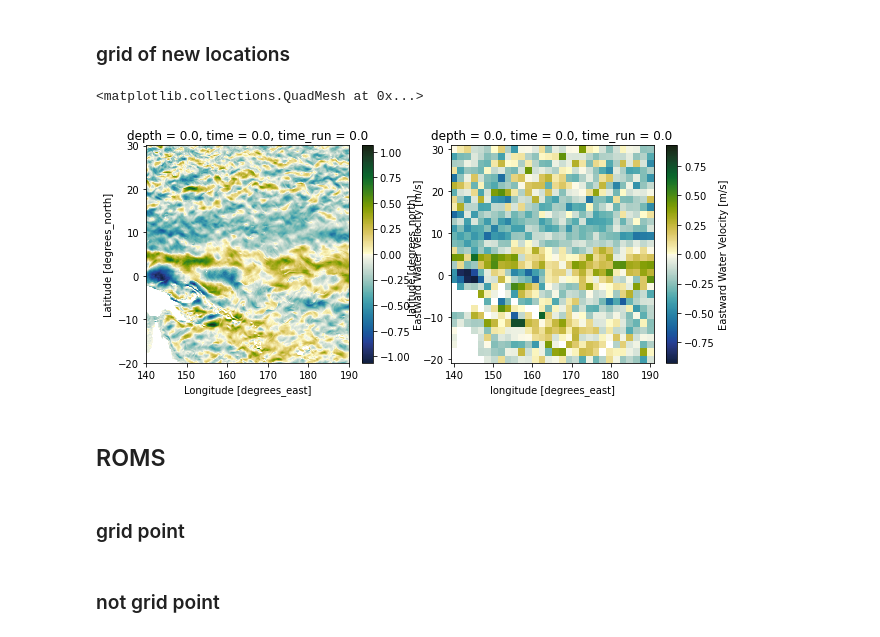
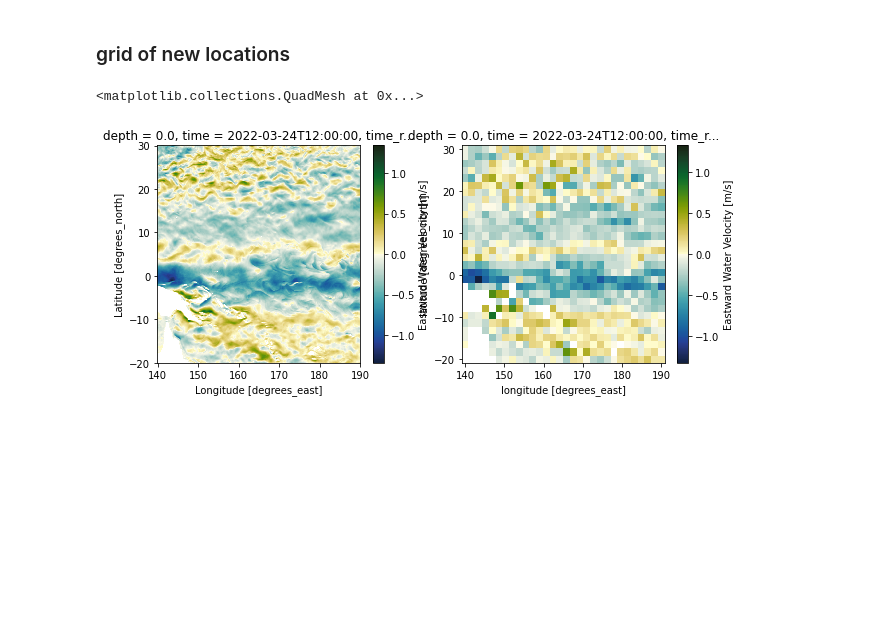
Before and after one commit to axiom-data-science/extract_model, a Jupyter notebook: docs/models.ipynb, the cells around one changed output. Drawn from its saved outputs; the diff is of its cells as text; code cells hidden in the pictures; blank space fills up the shorter version.

```diff
--- a/docs/models.ipynb
+++ b/docs/models.ipynb
@@ -230,9 +569,15 @@ da_out.cmo.plot(ax=axes[1])
 # %% [markdown]
 ## HYCOM
 # %%
-url = '/Users/kthyng/Downloads/hycom.nc'
-xrargs = {'decode_times': False}
-ds = xr.open_dataset(url, **xrargs)
+# url = ['http://tds.hycom.org/thredds/dodsC/GLBy0.08/latest']
+# ds = xr.open_mfdataset(url, preprocess=em.preprocess, drop_variables='tau')
+# ds.isel(time=slice(0,2)).sel(lat=slice(-20, 30), lon=slice(140,190)).to_netcdf('hycom.nc')
+ds = xr.open_mfdataset('hycom.nc', preprocess=em.preprocess)
+# ds = ds.order
+
+# url = '/Users/kthyng/Downloads/hycom.nc'
+# xrargs = {'decode_times': False}
+# ds = xr.open_dataset(url, **xrargs)
 # %% [markdown]
 ### grid point
 # %%
@@ -397,29 +733,28 @@ assert np.allclose(da_out, da_check)
 # %%
 varname = 'water_u'
 
 # sel
 longitude = np.linspace(ds[varname].cf['X'].min(), ds.cf[varname].cf['X'].max(), 30)
 latitude = np.linspace(ds[varname].cf['Y'].min(), ds.cf[varname].cf['Y'].max(), 30)
 sel = dict(longitude=longitude, latitude=latitude)
 
 # isel
-Z = 0
-T = None
-isel = dict(Z=Z)
+iZ = 0
+iT = 0
+isel = dict(Z=iZ, T=iT)
 
-kwargs = dict(da=ds[varname], longitude=longitude, latitude=latitude, iT=T, iZ=Z)
+da_out = ds[varname].em.interp2d(longitude, latitude, iT=iT, iZ=iZ, locstream=False)
+# kwargs = dict(da=ds[varname], longitude=longitude, latitude=latitude, iT=T, iZ=Z)
 
-da_out = em.select(**kwargs)
+# da_out = em.select(**kwargs)
 
 # plot
 cmap = cmo.delta
 dacheck = ds[varname].cf.isel(isel)
 
 fig, axes = plt.subplots(1,2, figsize=(10,4))
 dacheck.cmo.plot(ax=axes[0])
 da_out.cmo.plot(ax=axes[1])
 # %% [output]
 <matplotlib.collections.QuadMesh at 0x...>
-[figure, old version]
+[figure, new version]
-# %% [markdown]
-## ROMS
@@ -434,2 +760,0 @@ ds.ocean_time.attrs["standard_name"] = "time"
-# %% [markdown]
-### grid point
@@ -457,2 +760,0 @@ assert np.allclose(da_out, da_check)
-# %% [markdown]
-### not grid point
```
Also changed, not shown: parts of 77 cells of this notebook, 1 other file.
